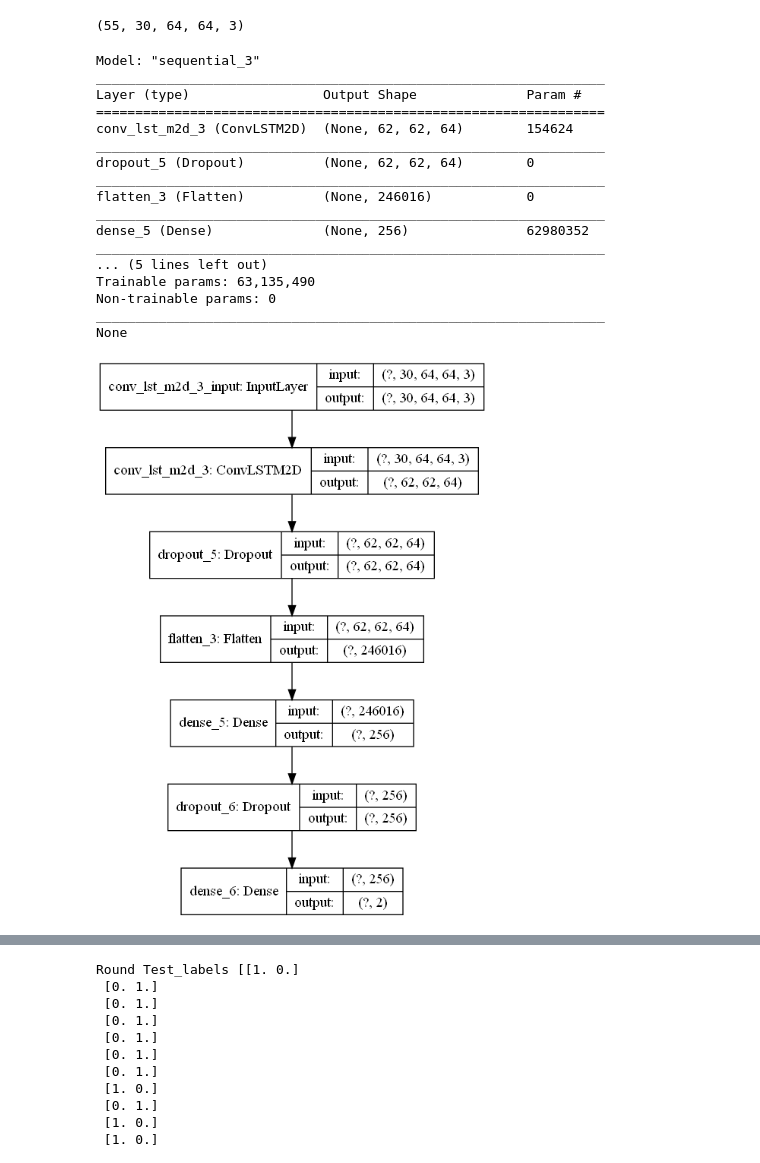
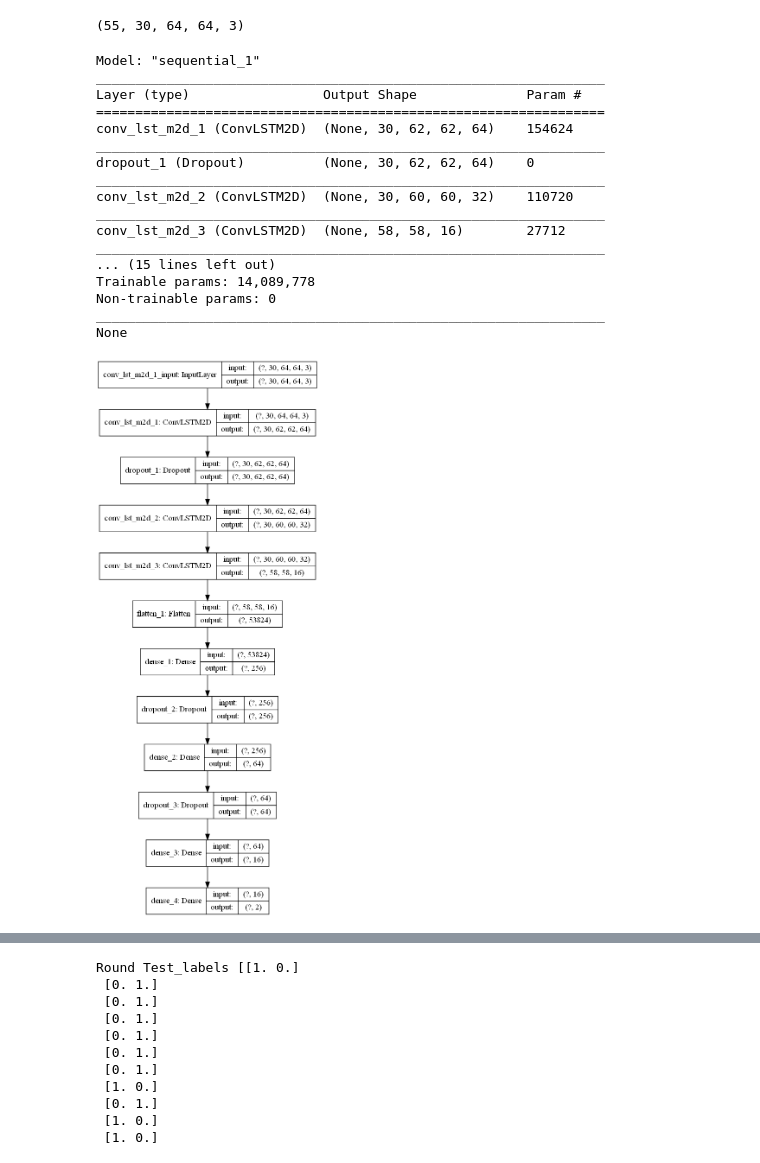
Before and after one commit to eiensatya7/cap4_group7_va, a Jupyter notebook: Step_4_CNN_EventDetection_BP_LSTM-GR-99.ipynb, the cells around one changed output, grey strips where cells are left out. Cells and saved outputs as stored; diff of their text form; code cells hidden in the pictures.

Commit message:
Made the lstm model more dense

```diff
--- a/Step_4_CNN_EventDetection_BP_LSTM-GR-99.ipynb
+++ b/Step_4_CNN_EventDetection_BP_LSTM-GR-99.ipynb
@@ -110,43 +115,48 @@ X_test.shape
 # %%
 
 model = Sequential()
-model.add(ConvLSTM2D(filters = 64, kernel_size = (3, 3), return_sequences = False, data_format = "channels_last", input_shape = (seq_len, img_height, img_width, 3)))
+model.add(ConvLSTM2D(filters = 64, kernel_size = (3, 3), return_sequences = True, data_format = "channels_last", input_shape = (seq_len, img_height, img_width, 3)))
 model.add(Dropout(0.2))
+model.add(ConvLSTM2D(filters = 32, kernel_size = (3, 3), return_sequences = True, data_format = "channels_last"))#return sequences should be true so that the next convlstm layer can get the right input shape of sequences
+model.add(ConvLSTM2D(filters = 16, kernel_size = (3, 3), return_sequences = False, data_format = "channels_last"))
 model.add(Flatten())
 model.add(Dense(256, activation="relu"))
 model.add(Dropout(0.3))
+model.add(Dense(64, activation="relu"))
+model.add(Dropout(0.2))
+model.add(Dense(16, activation="relu"))
 #model.add(Dense(6, activation = "softmax"))
 model.add(Dense(2, activation = "softmax"))
 
 print(model.summary())
 
 opt = keras.optimizers.SGD(lr=0.001)
 model.compile(loss='categorical_crossentropy', optimizer=opt, metrics=["accuracy"])
 
 earlystop = EarlyStopping(patience=7)
 callbacks = [earlystop]
 
 ## Check Model architecture
 plot_model(model, to_file = 'model_structure_plot.png', show_shapes = True, show_layer_names = True)
 # %% [output]
-Model: "sequential_3"
+Model: "sequential_1"
 _________________________________________________________________
 Layer (type)                 Output Shape              Param #
 =================================================================
-conv_lst_m2d_3 (ConvLSTM2D)  (None, 62, 62, 64)        154624
+conv_lst_m2d_1 (ConvLSTM2D)  (None, 30, 62, 62, 64)    154624
 _________________________________________________________________
-dropout_5 (Dropout)          (None, 62, 62, 64)        0
+dropout_1 (Dropout)          (None, 30, 62, 62, 64)    0
 _________________________________________________________________
-flatten_3 (Flatten)          (None, 246016)            0
+conv_lst_m2d_2 (ConvLSTM2D)  (None, 30, 60, 60, 32)    110720
 _________________________________________________________________
-dense_5 (Dense)              (None, 256)               62980352
+conv_lst_m2d_3 (ConvLSTM2D)  (None, 58, 58, 16)        27712
 _________________________________________________________________
-... (5 lines left out)
-Trainable params: 63,135,490
+... (15 lines left out)
+Trainable params: 14,089,778
 Non-trainable params: 0
 _________________________________________________________________
 None
-[figure, old version]
+[figure, new version]
 # %%
 %%time
 history = model.fit(x = X_train, y = y_train, epochs=10, batch_size = 4 , shuffle=True, validation_split=0.2, callbacks=callbacks)
```
Also changed, not shown: parts of 8 cells of this notebook, 1 other file.
